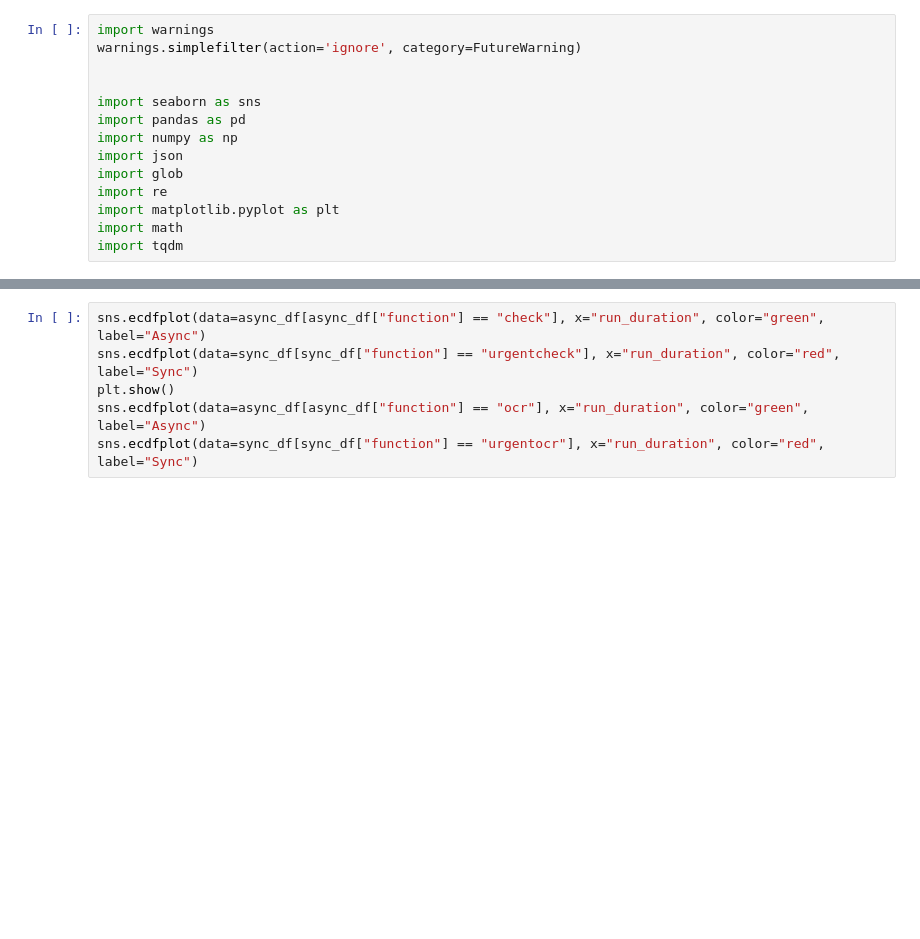
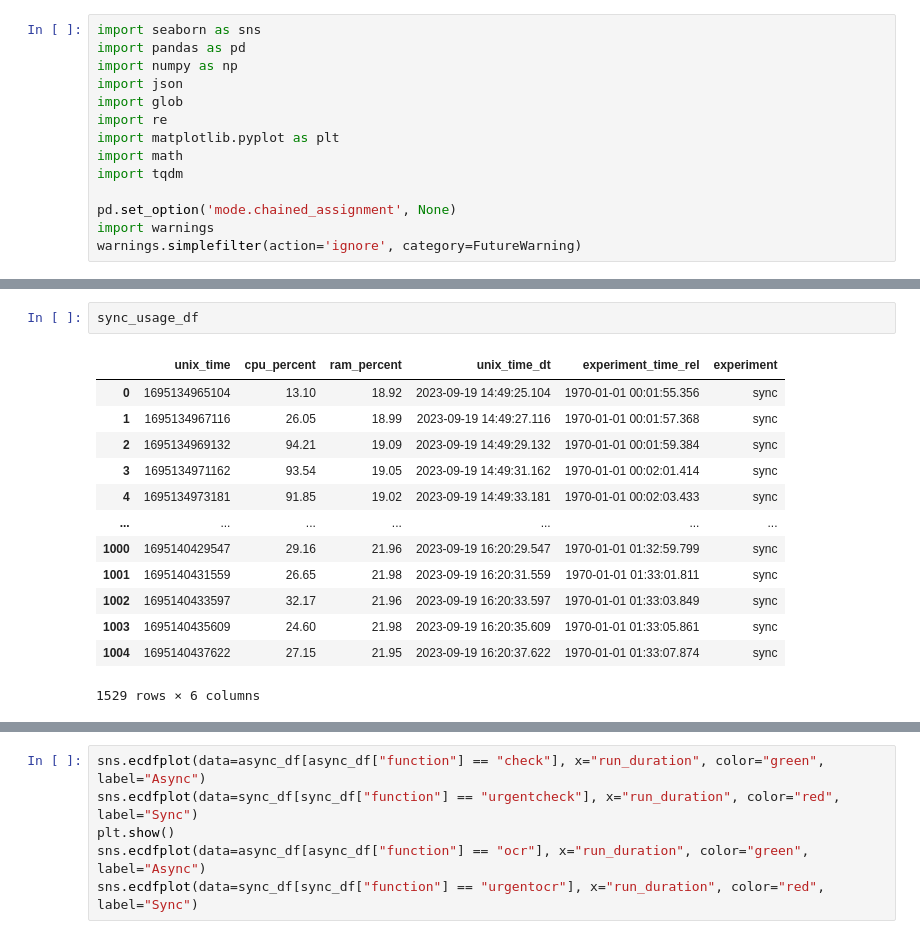
Before and after one commit to umbrellerde/nuclio, a Jupyter notebook: profaastinate/evaluation/stats/stats.ipynb, the cells around one changed output, grey strips where cells are left out. Cells and saved outputs as stored; diff of their text form; blank space fills up the shorter version.

```diff
--- a/profaastinate/evaluation/stats/stats.ipynb
+++ b/profaastinate/evaluation/stats/stats.ipynb
@@ -1,8 +1,4 @@
 # %%
-import warnings
-warnings.simplefilter(action='ignore', category=FutureWarning)
-
-
 import seaborn as sns
 import pandas as pd
 import numpy as np
@@ -12,5 +8,9 @@ import re
 import matplotlib.pyplot as plt
 import math
 import tqdm
+
+pd.set_option('mode.chained_assignment', None)
+import warnings
+warnings.simplefilter(action='ignore', category=FutureWarning)
 # %%
 async_folder = "logs/11_H"
@@ -166,0 +211,16 @@ async_workflow_df = get_workflow_from_df(async_df, async_k6_df)
+# %%
+sync_usage_df
+# %% [output]
+|  | unix_time | cpu_percent | ram_percent | unix_time_dt | experiment_time_rel | experiment |
+| 0 | 1695134965104 | 13.10 | 18.92 | 2023-09-19 14:49:25.104 | 1970-01-01 00:01:55.356 | sync |
+| 1 | 1695134967116 | 26.05 | 18.99 | 2023-09-19 14:49:27.116 | 1970-01-01 00:01:57.368 | sync |
+| 2 | 1695134969132 | 94.21 | 19.09 | 2023-09-19 14:49:29.132 | 1970-01-01 00:01:59.384 | sync |
+| 3 | 1695134971162 | 93.54 | 19.05 | 2023-09-19 14:49:31.162 | 1970-01-01 00:02:01.414 | sync |
+| 4 | 1695134973181 | 91.85 | 19.02 | 2023-09-19 14:49:33.181 | 1970-01-01 00:02:03.433 | sync |
+| ... | ... | ... | ... | ... | ... | ... |
+| 1000 | 1695140429547 | 29.16 | 21.96 | 2023-09-19 16:20:29.547 | 1970-01-01 01:32:59.799 | sync |
+| 1001 | 1695140431559 | 26.65 | 21.98 | 2023-09-19 16:20:31.559 | 1970-01-01 01:33:01.811 | sync |
+| 1002 | 1695140433597 | 32.17 | 21.96 | 2023-09-19 16:20:33.597 | 1970-01-01 01:33:03.849 | sync |
+| 1003 | 1695140435609 | 24.60 | 21.98 | 2023-09-19 16:20:35.609 | 1970-01-01 01:33:05.861 | sync |
+| 1004 | 1695140437622 | 27.15 | 21.95 | 2023-09-19 16:20:37.622 | 1970-01-01 01:33:07.874 | sync |
+1529 rows × 6 columns
```
Also changed, not shown: parts of 16 cells of this notebook, 4 other files.
